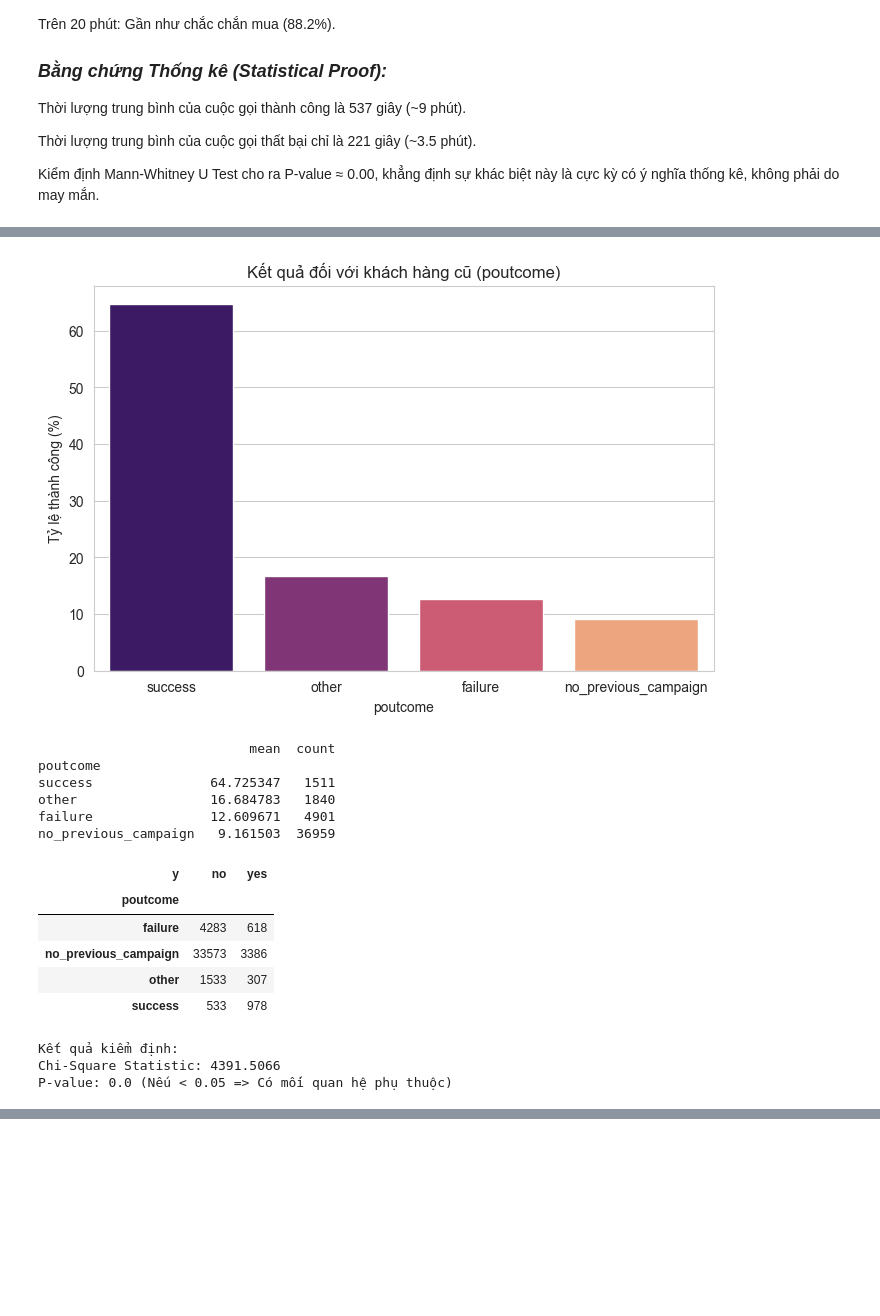
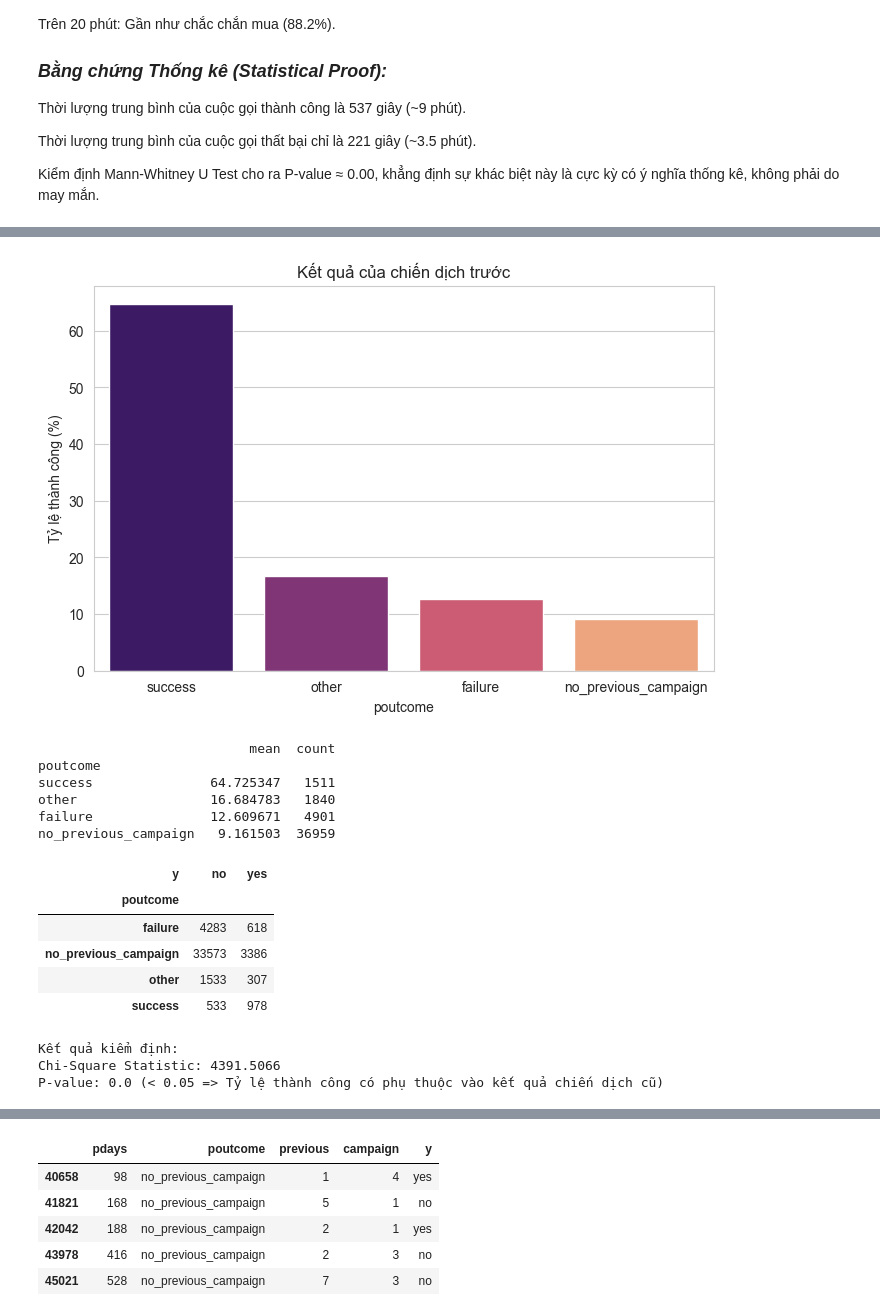
Before and after one commit to NguyenPhanNhatLan/DM, a Jupyter notebook: notebooks/campaign.ipynb, the cells around one changed output, grey strips where cells are left out. Drawn from its saved outputs; the diff is of its cells as text; code cells hidden in the pictures; blank space fills up the shorter version.

```diff
--- a/notebooks/campaign.ipynb
+++ b/notebooks/campaign.ipynb
@@ -292,29 +418,51 @@ Kết luận: Ngân hàng đang dồn quá nhiều sức vào tháng 5 (hiệu q
 # %%
 outcome_stats = df.groupby('poutcome')['target'].agg(['mean', 'count'])
 outcome_stats['mean'] = outcome_stats['mean'] * 100
 outcome_stats = outcome_stats.sort_values(by='mean', ascending=False)
 
 plt.figure(figsize=(8, 5))
 sns.barplot(x=outcome_stats.index, y=outcome_stats['mean'], hue = outcome_stats.index, palette='magma')
-plt.title('Kết quả đối với khách hàng cũ (poutcome)')
+plt.title('Kết quả của chiến dịch trước')
 plt.ylabel('Tỷ lệ thành công (%)')
 plt.show()
 
 print(outcome_stats)
 
 
 contingency_table = pd.crosstab(df['poutcome'], df['y']) # Bảng poutcome Y/N
 
 display(contingency_table)
 
 # Kiểm định Chi-Square, trả về Chi2 stat, P-value, Degrees of Freedom, Expected Frequencies
 chi2, p_val, dof, expected = stats.chi2_contingency(contingency_table)
 
 print(f"\nKết quả kiểm định:")
 print(f"Chi-Square Statistic: {chi2:.4f}")
-print(f"P-value: {p_val} (Nếu < 0.05 => Có mối quan hệ phụ thuộc)")
+print(f"P-value: {p_val} (< 0.05 => Tỷ lệ thành công có phụ thuộc vào kết quả chiến dịch cũ)")
+
+df_prev = df[df['pdays'] != -1].copy()
+
+bins_pdays = [0, 30, 90, 180, 360, 1000]
+labels_pdays = ['< 1 Month', '1-3 Months', '3-6 Months', '6-12 Months', '> 1 Year']
+df_prev['pdays_group'] = pd.cut(df_prev['pdays'], bins=bins_pdays, labels=labels_pdays)
+
+heatmap_data = df_prev.pivot_table(index='poutcome', columns='pdays_group',
+                                   values='target', aggfunc='mean', observed=False) * 100
+
+plt.figure(figsize=(10, 6))
+sns.heatmap(heatmap_data, annot=True, fmt=".1f", cmap='RdYlGn',
+            linewidths=.5, center=30)
+
+plt.title('Thời gian phù hợp để tái tiếp cận khách hàng kể từ lần tiếp cận cuối của chiến dịch trước')
+plt.ylabel('Kết quả chiến dịch trước (poutcome)')
+plt.xlabel('Thời gian đã trôi qua kể từ lần gọi cuối cùng của chiến dịch trước (pdays)')
+plt.show()
+
+condition = (df['pdays'] > -1) & (df['poutcome'] == 'no_previous_campaign')
+anomaly_data = df[condition]
+display(anomaly_data[['pdays', 'poutcome', 'previous', 'campaign', 'y']].head())
 # %% [output]
-[figure, old version]
+[figure, new version]
                            mean  count
 poutcome
 success               64.725347   1511
@@ -329,4 +477,4 @@ no_previous_campaign   9.161503  36959
 | success | 533 | 978 |
 Kết quả kiểm định:
 Chi-Square Statistic: 4391.5066
-P-value: 0.0 (Nếu < 0.05 => Có mối quan hệ phụ thuộc)
+P-value: 0.0 (< 0.05 => Tỷ lệ thành công có phụ thuộc vào kết quả chiến dịch cũ)
@@ -332,0 +482,6 @@ P-value: 0.0 (Nếu < 0.05 => Có mối quan hệ phụ thuộc)
+|  | pdays | poutcome | previous | campaign | y |
+| 40658 | 98 | no_previous_campaign | 1 | 4 | yes |
+| 41821 | 168 | no_previous_campaign | 5 | 1 | no |
+| 42042 | 188 | no_previous_campaign | 2 | 1 | yes |
+| 43978 | 416 | no_previous_campaign | 2 | 3 | no |
+| 45021 | 528 | no_previous_campaign | 7 | 3 | no |
```
Also changed, not shown: parts of 12 cells of this notebook.
